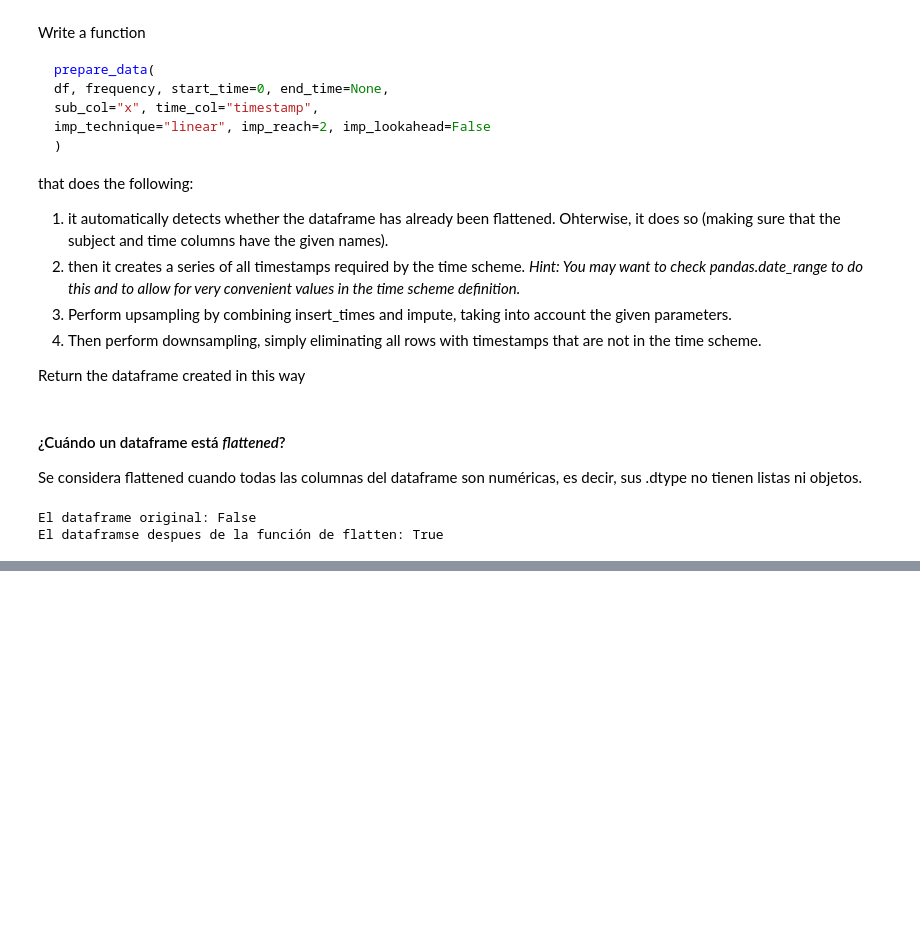
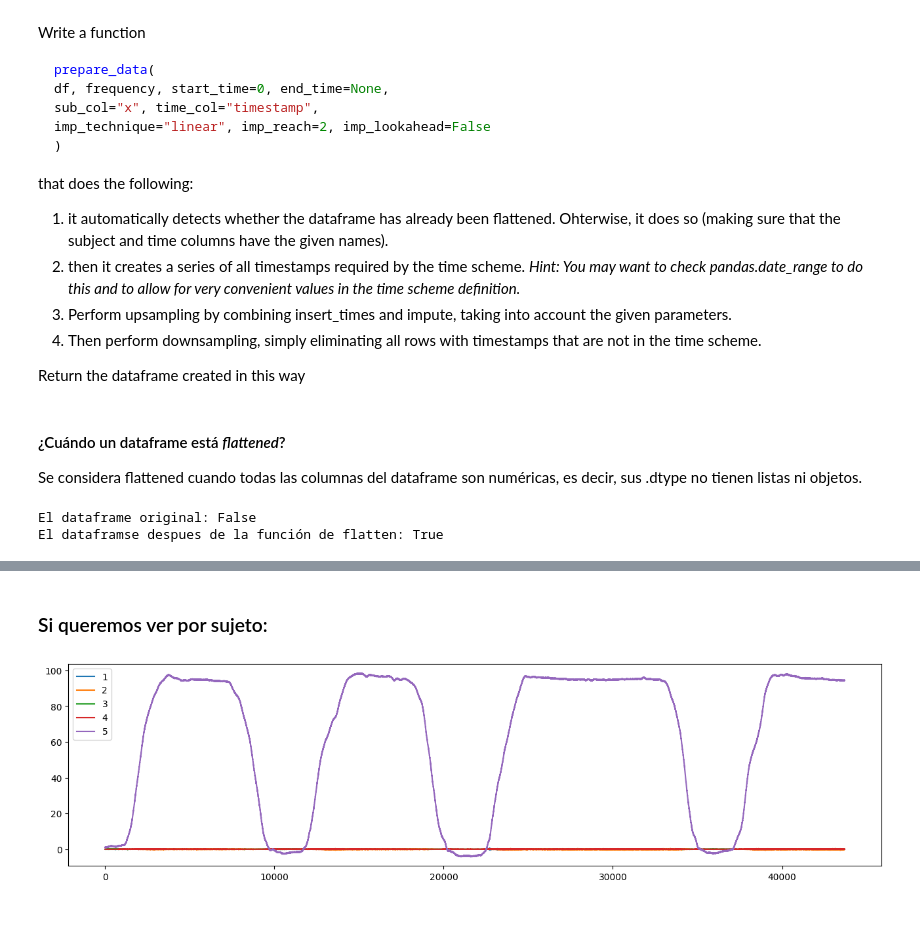
Before and after one commit to RegalParasite/TimeSesires-Sheets, a Jupyter notebook: Sheet-1.ipynb, the cells around one changed output, grey strips where cells are left out. Cells and saved outputs as stored; diff of their text form; code cells hidden in the pictures; blank space fills up the shorter version.

```diff
--- a/Sheet-1.ipynb
+++ b/Sheet-1.ipynb
@@ -358,0 +383,35 @@ Upsampling and downsampling completed successfully.
+# %%
+abnormal_folder = 'db/SEMG_DB1/A_TXT'
+normal_folder = 'db/SEMG_DB1/N_TXT'
+
+abnormal_files = os.listdir(abnormal_folder)
+normal_files = os.listdir(normal_folder)
+archivos=abnormal_files+normal_files
+
+abnormal_paths = [os.path.join(abnormal_folder, file) for file in abnormal_files]
+normal_paths = [os.path.join(normal_folder, file) for file in normal_files]
+
+all_paths = abnormal_paths + normal_paths
+
+
+# Crear un DataFrame vacío
+
+df3=pd.DataFrame()
+
+# Lista para almacenar los dataframes
+dataframes=[]
+for i,archivo in enumerate(archivos):
+    if archivo.find('pie') != -1:
+        df = pd.read_csv(all_paths[i], delimiter='\t', skiprows=7,usecols=range(5))
+        df.columns=['1','2','3','4','5']
+
+        df_final = pd.DataFrame()
+
+        # Iterar sobre cada columna del DataFrame original
+        for columna in df.columns:
+            # Convertir la columna actual en una lista y agregarla como una fila al DataFrame final
+            df_final[columna] = [df[columna].tolist()]
+
+        df3=pd.concat([df3,df_final],ignore_index=True)
+
+df3
@@ -358,0 +512,14 @@ Upsampling and downsampling completed successfully.
+# %% [markdown]
+### Si queremos ver por sujeto:
+# %%
+# Graficando para el sujeto 1
+fig, ax = plt.subplots(figsize=(16,4))
+subject1=df3.iloc[0] #fijamos el primer paciente
+for col in df3.columns:
+    ax.plot(subject1[col], label=col)
+ax.legend()
+plt.show()
+# %% [output]
+[figure, added]
+# %% [markdown]
+##
```
Also changed, not shown: parts of 23 cells of this notebook.
